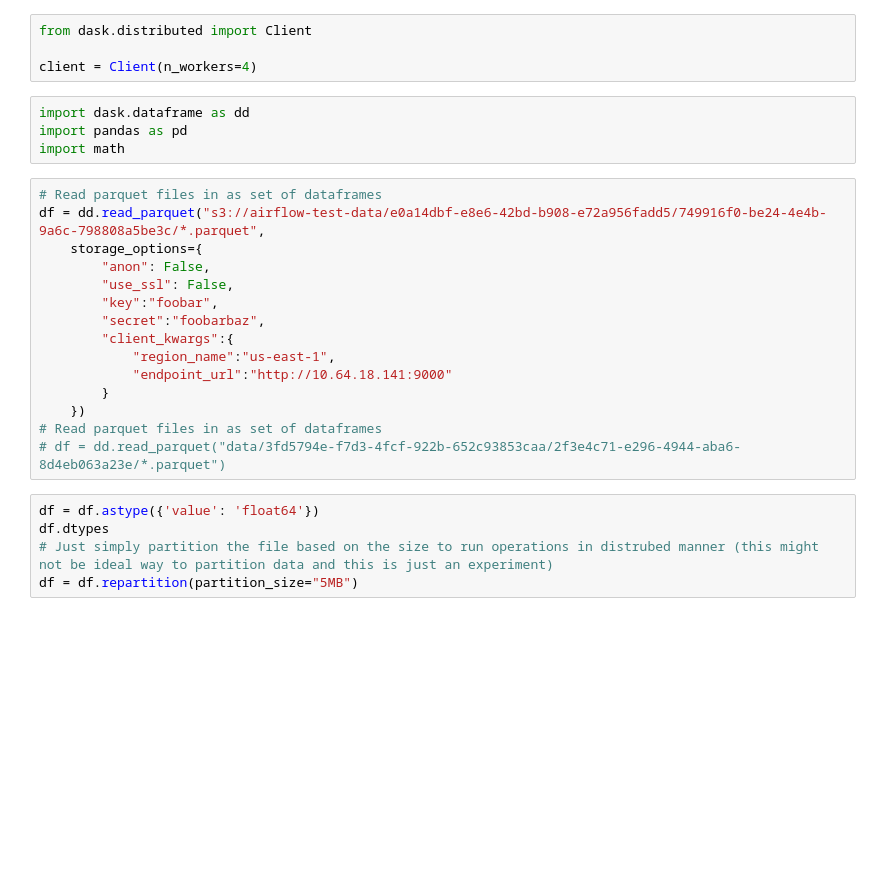
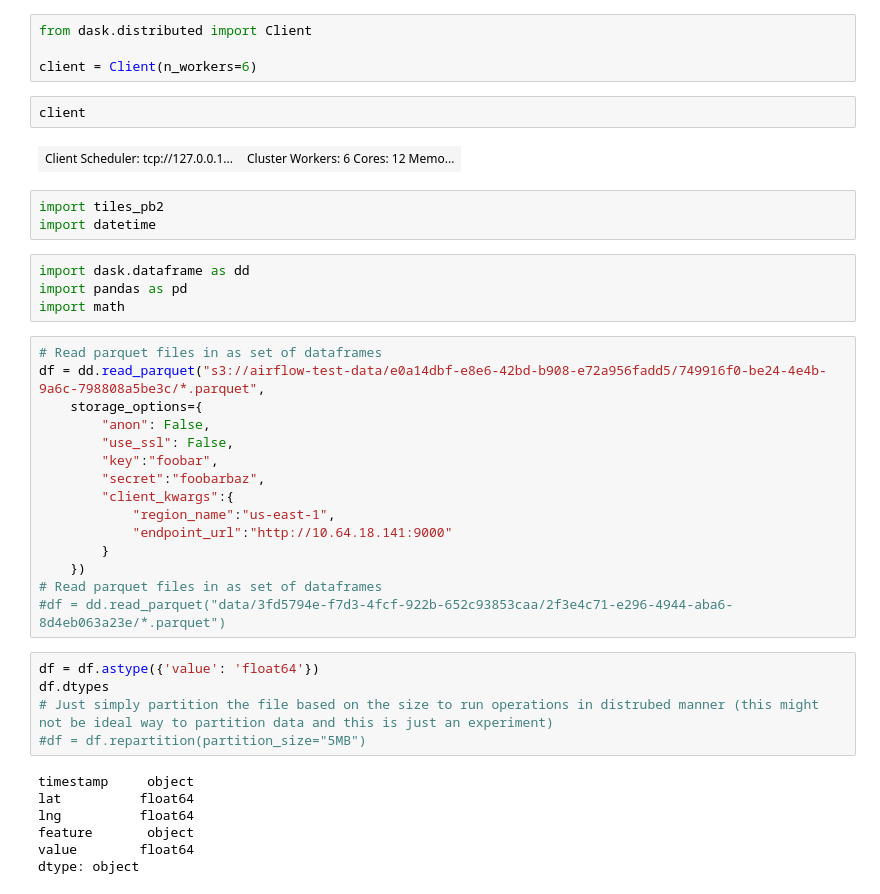
Before and after one commit to uncharted-causemos/slow-tortoise, a Jupyter notebook: experiment/notebooks/tile_core_draft.ipynb, the cells around one changed output. Saved outputs shown, nothing was run; the diff lists cells and outputs as text; blank space fills up the shorter version.

```diff
--- a/experiment/notebooks/tile_core_draft.ipynb
+++ b/experiment/notebooks/tile_core_draft.ipynb
@@ -1,7 +1,14 @@
 # %%
 from dask.distributed import Client
 
-client = Client(n_workers=4)
+client = Client(n_workers=6)
+# %%
+client
+# %% [output]
+| Client Scheduler: tcp://127.0.0.1... | Cluster Workers: 6 Cores: 12 Memo... |
+# %%
+import tiles_pb2
+import datetime
 # %%
 import dask.dataframe as dd
 import pandas as pd
@@ -20,10 +27,17 @@ df = dd.read_parquet("s3://airflow-test-data/e0a14dbf-e8e6-42bd-b908-e72a956fadd
         }
     })
 # Read parquet files in as set of dataframes
-# df = dd.read_parquet("data/3fd5794e-f7d3-4fcf-922b-652c93853caa/2f3e4c71-e296-4944-aba6-8d4eb063a23e/*.parquet")
+#df = dd.read_parquet("data/3fd5794e-f7d3-4fcf-922b-652c93853caa/2f3e4c71-e296-4944-aba6-8d4eb063a23e/*.parquet")
 # %%
 df = df.astype({'value': 'float64'})
 df.dtypes
 # Just simply partition the file based on the size to run operations in distrubed manner (this might not be ideal way to partition data and this is just an experiment)
-df = df.repartition(partition_size="5MB")
+#df = df.repartition(partition_size="5MB")
+# %% [output]
+timestamp     object
+lat          float64
+lng          float64
+feature       object
+value        float64
+dtype: object
 # %%
```
Also changed, not shown: parts of 8 cells of this notebook, 1 other file.
